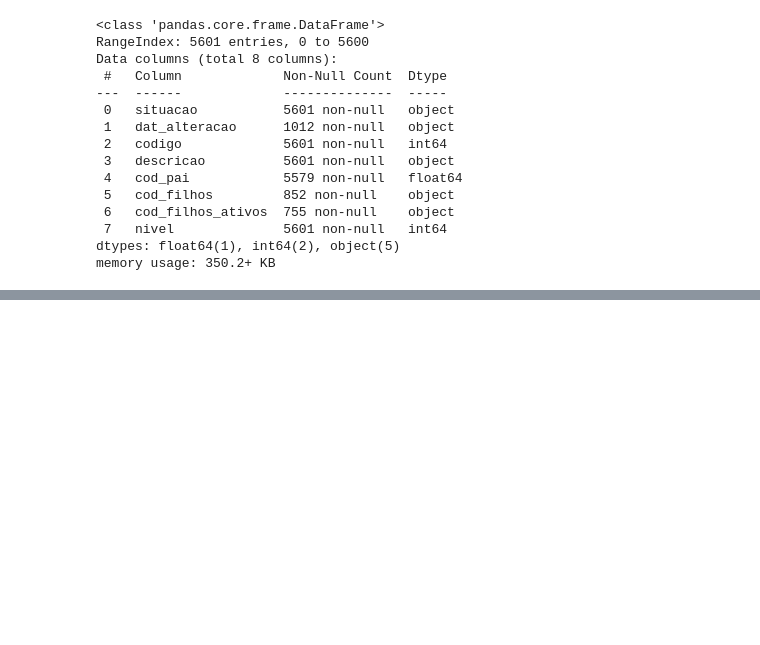
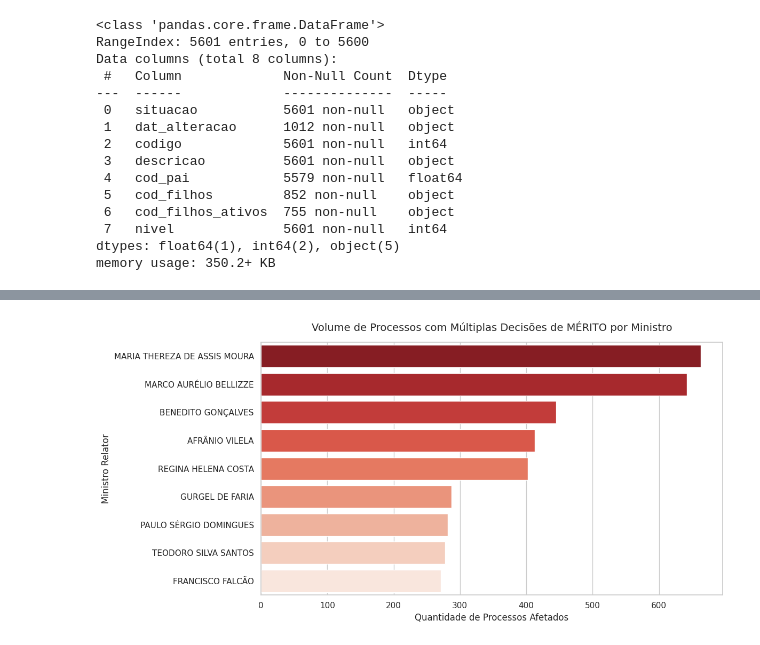
Before and after one commit to rafaeldebarros/MVP_machine_learning, a Jupyter notebook: MVP_ML_DL.ipynb, the cells around one changed output, grey strips where cells are left out. Cells and saved outputs as stored; diff of their text form; code cells hidden in the pictures; blank space fills up the shorter version.

```diff
--- a/MVP_ML_DL.ipynb
+++ b/MVP_ML_DL.ipynb
@@ -255,0 +602,63 @@ for i in range(num_clusters):
+# %%
+
+
+# =====================================================================
+# 1. DIAGNÓSTICO DE MÚLTIPLAS DECISÕES DE MÉRITO POR PROCESSO
+# =====================================================================
+# Conta quantas decisões de mérito existem para cada combinação de Ministro e Processo usando 'df_merito'
+df_contagem_merito = df_merito.groupby(['NM_MINISTRO', 'processo']).size().reset_index(name='qtd_decisoes')
+
+# Filtra apenas as ocorrências onde há mais de uma decisão de mérito registrada para o mesmo processo
+df_multiplas_merito = df_contagem_merito[df_contagem_merito['qtd_decisoes'] > 1]
+
+# =====================================================================
+# 2. EXIBIR RESUMO ESTATÍSTICO GLOBAL (APENAS MÉRITO)
+# =====================================================================
+total_proc_unicos_merito = df_contagem_merito['processo'].nunique()
+total_proc_multiplos_merito = df_multiplas_merito['processo'].nunique()
+percentual_multiplos_merito = (total_proc_multiplos_merito / total_proc_unicos_merito) * 100
+
+print("="*60)
+print("DIAGNÓSTICO DE DUPLICIDADE EM DECISÕES DE MÉRITO (EXCLUINDO 'OUTROS')")
+print("="*60)
+print(f"Total de processos únicos com decisões de mérito: {total_proc_unicos_merito}")
+print(f"Processos com MAIS DE UMA decisão de mérito no dataset: {total_proc_multiplos_merito}")
+print(f"Percentual de processos com múltiplas decisões de mérito: {percentual_multiplos_merito:.2f}%\n")
+
+# =====================================================================
+# 3. TABELA CRUZADA: VOLUMETRIA DE REPETIÇÕES DE MÉRITO POR GABINETE
+# =====================================================================
+print("="*60)
+print("QUANTIDADE DE PROCESSOS COM MÚLTIPLAS DECISÕES DE MÉRITO POR MINISTRO")
+print("="*60)
+# Agrupa os processos duplicados por ministro para mapear o impacto real em cada gabinete
+resumo_ministros_merito = df_multiplas_merito.groupby('NM_MINISTRO').agg(
+    total_processos_afetados=('processo', 'count'),
+    media_decisoes_por_processo=('qtd_decisoes', 'mean'),
+    max_decisoes_num_unico=('qtd_decisoes', 'max')
+).sort_values(by='total_processos_afetados', ascending=False)
+
+print(resumo_ministros_merito.round(2))
+print("\n")
+
+# =====================================================================
+# 4. VISUALIZAÇÃO GRÁFICA DO COMPORTAMENTO POR GABINETE
+# =====================================================================
+plt.figure(figsize=(12, 6))
+
+# Gerando o gráfico com a sintaxe corrigida para evitar o FutureWarning do Seaborn
+sns.barplot(
+    data=resumo_ministros_merito.reset_index(),
+    x='total_processos_afetados',
+    y='NM_MINISTRO',
+    hue='NM_MINISTRO',
+    palette='Reds_r',
+    legend=False
+)
+
+plt.title('Volume de Processos com Múltiplas Decisões de MÉRITO por Ministro', fontsize=14, pad=15)
+plt.xlabel('Quantidade de Processos Afetados', fontsize=12)
+plt.ylabel('Ministro Relator', fontsize=12)
+plt.tight_layout()
+plt.show()
+# %% [output]
@@ -255,0 +682 @@ for i in range(num_clusters):
+[figure, added]
```
Also changed, not shown: parts of 37 cells of this notebook.
